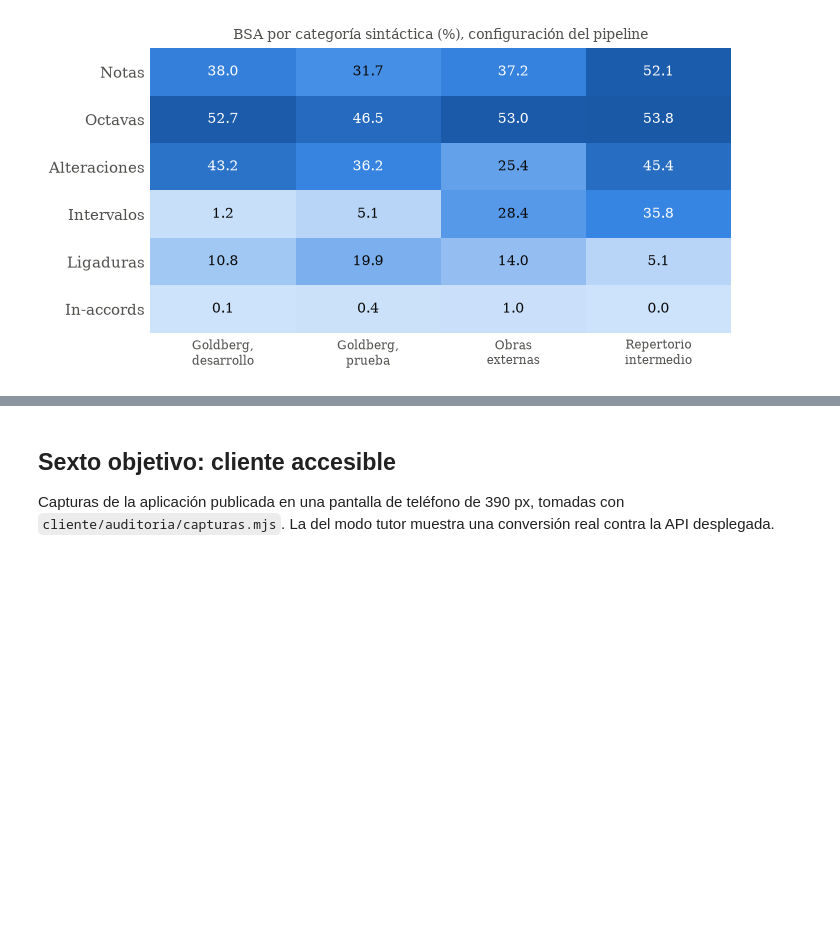
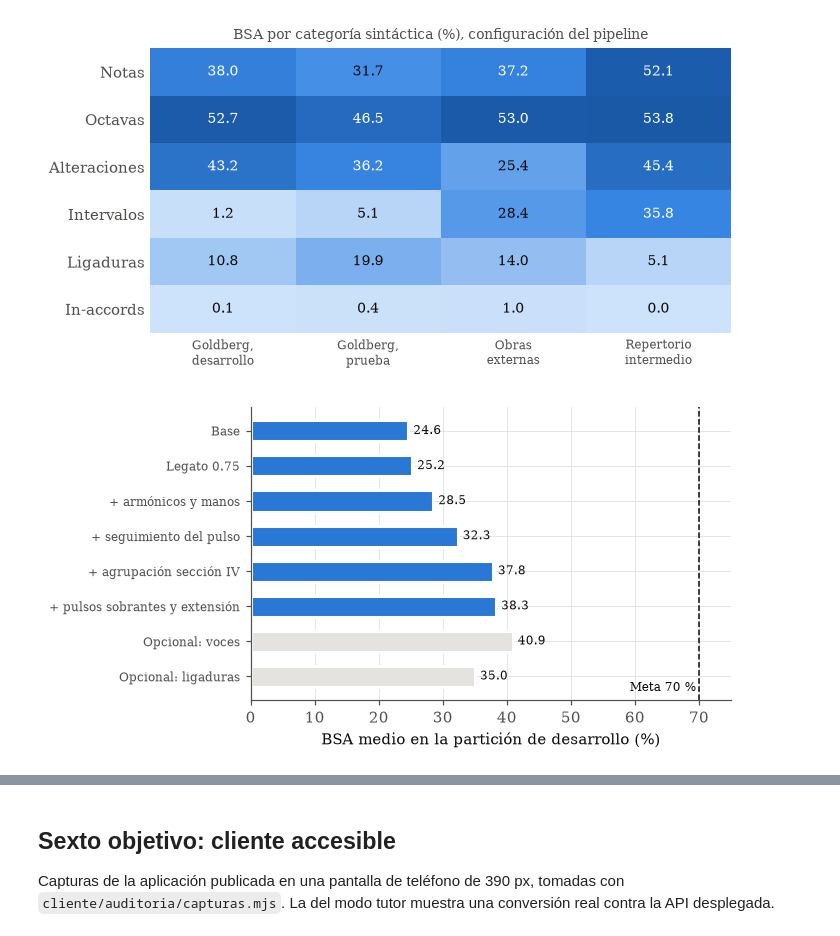
Before and after one commit to G2309/amt-braille-translator, a Jupyter notebook: notebooks/resultados-figuras.ipynb, the cells around one changed output, grey strips where cells are left out. Saved outputs shown, nothing was run; the diff lists cells and outputs as text; code cells hidden in the pictures; blank space fills up the shorter version.

Commit message:
[RESULTS] translator ceiling, phone vs studio stats and figures for chapter 8

```diff
--- a/notebooks/resultados-figuras.ipynb
+++ b/notebooks/resultados-figuras.ipynb
@@ -301,3 +301,21 @@ m.round(1)
 | ligaduras | 10.8 | 19.9 | 14.0 | 5.1 |
 | in_accords | 0.1 | 0.4 | 1.0 | 0.0 |
 [figure]
+# %%
+a = pd.read_csv(R / "oe5_ablacion_acumulada.csv")
+etiquetas = ["Base", "Legato 0.75", "+ armónicos y manos", "+ seguimiento del pulso", "+ agrupación sección IV",
+             "+ pulsos sobrantes y extensión", "Opcional: voces", "Opcional: ligaduras"]
+fig, ax = plt.subplots(figsize=(6.5, 3.4))
+colores = [AZUL if v == "si" else REJILLA for v in a["incluida_en_pipeline"]]
+ax.barh(range(len(a)), a["bsa_desarrollo"], height=0.6, color=colores, edgecolor="white", linewidth=2)
+for y, (v, inc) in enumerate(zip(a["bsa_desarrollo"], a["incluida_en_pipeline"])):
+    ax.text(v + 0.8, y, f"{v:.1f}", va="center", fontsize=8, color=TINTA)
+ax.set_yticks(range(len(a)), etiquetas, fontsize=8)
+ax.invert_yaxis()
+ax.set_xlim(0, 75)
+ax.axvline(70, color=TINTA, linestyle="--", linewidth=1)
+ax.text(69.5, len(a) - 0.5, "Meta 70 %", fontsize=8, color=TINTA, ha="right", va="bottom")
+ax.set_xlabel("BSA medio en la partición de desarrollo (%)")
+guardar(fig, "oe5_ablacion")
+# %% [output]
+[figure, added]
```
Also changed, not shown: parts of 1 cell of this notebook, 7 other files.
